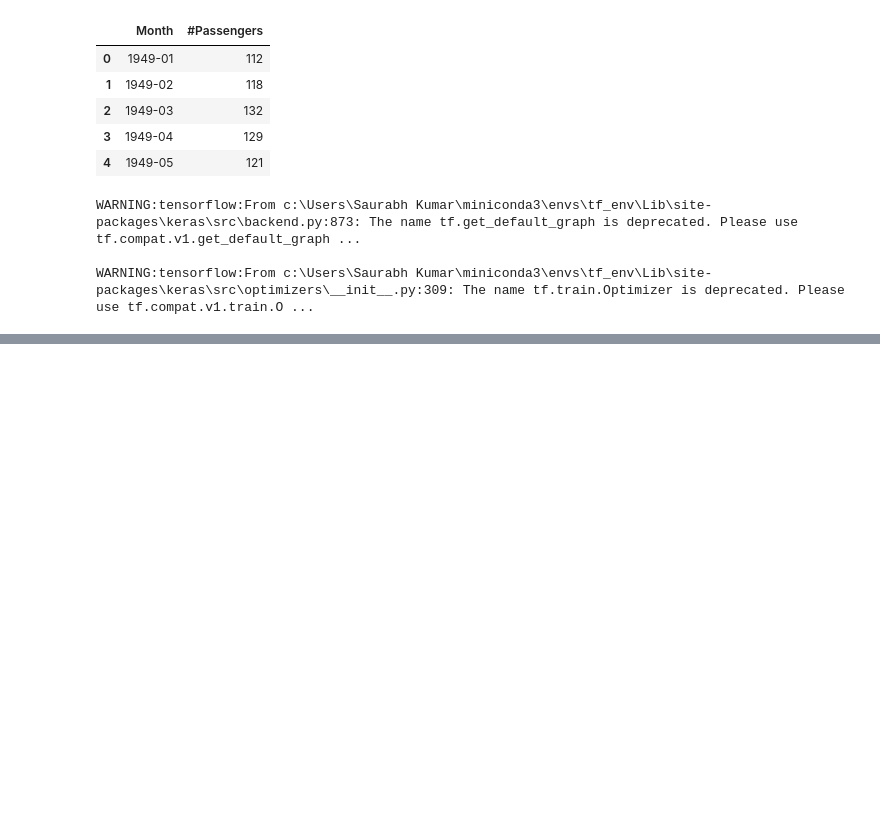
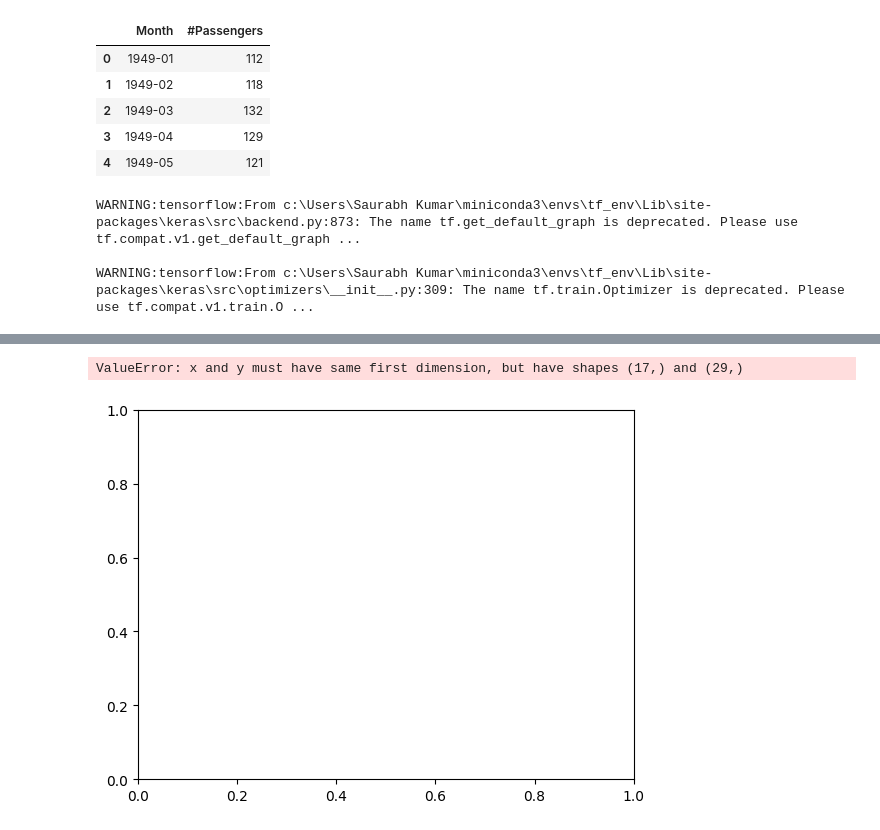
Before and after one commit to Ind-saurabh-kumar/Data_Science_Course, a Jupyter notebook: Deep_Learning_with_tensorflow/30_time_series.ipynb, the cells around one changed output, grey strips where cells are left out. Cells and saved outputs as stored; diff of their text form; code cells hidden in the pictures; blank space fills up the shorter version.

```diff
--- a/Deep_Learning_with_tensorflow/30_time_series.ipynb
+++ b/Deep_Learning_with_tensorflow/30_time_series.ipynb
@@ -83,3 +83,6 @@ model.compile(loss="mean_squared_error", optimizer='adam', metrics=[RootMeanSqua
 WARNING:tensorflow:From c:\Users\Saurabh Kumar\miniconda3\envs\tf_env\Lib\site-packages\keras\src\backend.py:873: The name tf.get_default_graph is deprecated. Please use tf.compat.v1.get_default_graph ...
 
 WARNING:tensorflow:From c:\Users\Saurabh Kumar\miniconda3\envs\tf_env\Lib\site-packages\keras\src\optimizers\__init__.py:309: The name tf.train.Optimizer is deprecated. Please use tf.compat.v1.train.O ...
+# %%
+# train the neural network model
+model.fit(X_train, y_train, epochs=100, batch_size=10, verbose=1)
@@ -85,0 +108,3 @@ WARNING:tensorflow:From c:\Users\Saurabh Kumar\miniconda3\envs\tf_env\Lib\site-p
+# %%
+# Make predictiosn on the testion set ing the trained model
+predictions = model.predict(x_test)
@@ -85,0 +113,9 @@ WARNING:tensorflow:From c:\Users\Saurabh Kumar\miniconda3\envs\tf_env\Lib\site-p
+# %%
+# Plot the actual and predicted values
+plt.plot(test.index[-len(predictions):], test["#Passengers"], label="actual")
+plt.plot(test.index[-len(predictions):], predictions, label="predicted")
+plt.legend()
+plt.show()
+# %% [output]
+ValueError: x and y must have same first dimension, but have shapes (17,) and (29,)
+[figure, added]
```
Also changed, not shown: parts of 2 cells of this notebook.
